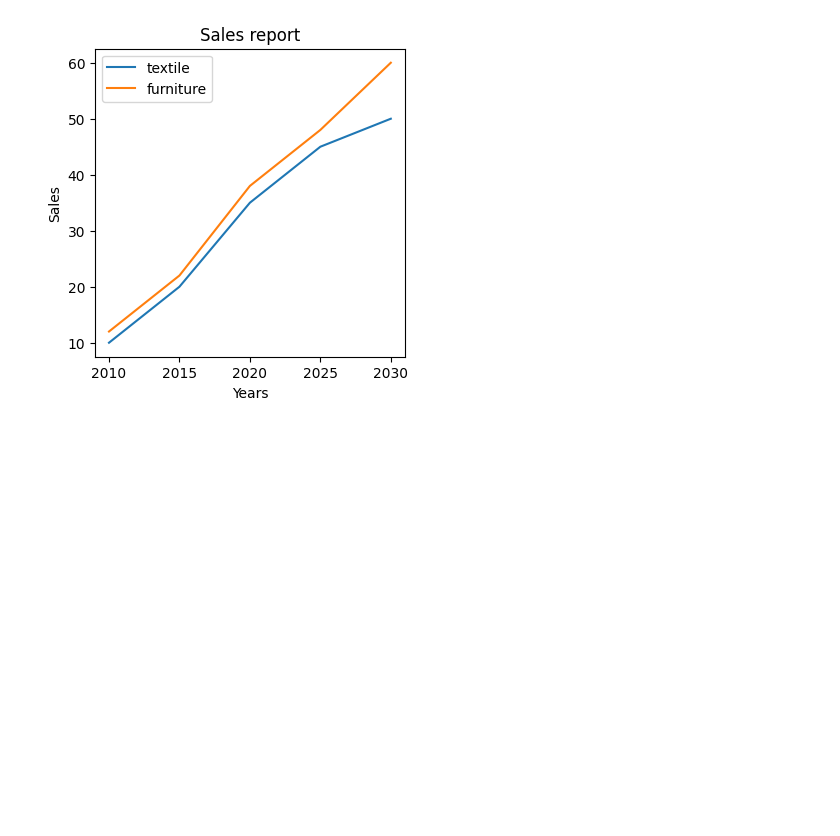
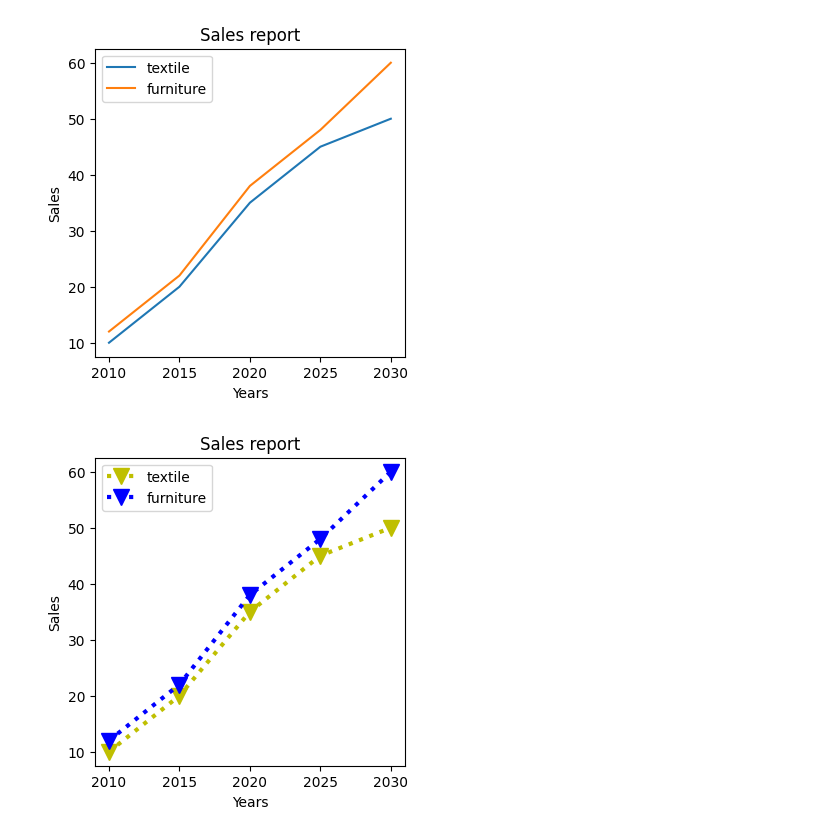
Before and after one commit to rajendra0968jangid/DS-ML, a Jupyter notebook: day13.ipynb, the cells around one changed output. Saved outputs shown, nothing was run; the diff lists cells and outputs as text; code cells hidden in the pictures; blank space fills up the shorter version.

```diff
--- a/day13.ipynb
+++ b/day13.ipynb
@@ -76,3 +76,23 @@ plt.legend() # legent define the lines
 plt.show()
 # %% [output]
 [figure]
+# %%
+# data
+x = [2010,2015,2020,2025,2030]
+y1 = [10,20,35,45,50]
+y2 = [12,22,38,48,60]
+
+plt.figure(figsize=(4,4))
+
+plt.plot(x,y1,label="textile",color='y', marker='v', linestyle=':',linewidth=3, markersize=12)
+plt.plot(x,y2,label="furniture",color='b', marker='v', linestyle=':',linewidth=3, markersize=12)
+
+plt.title("Sales report") # title top show
+plt.xlabel("Years") # x-cor | years
+plt.ylabel("Sales") # y-cor | sales
+
+plt.legend() # legent define the lines
+
+plt.show()
+# %% [output]
+[figure, added]
```
Also changed, not shown: parts of 4 cells of this notebook.
